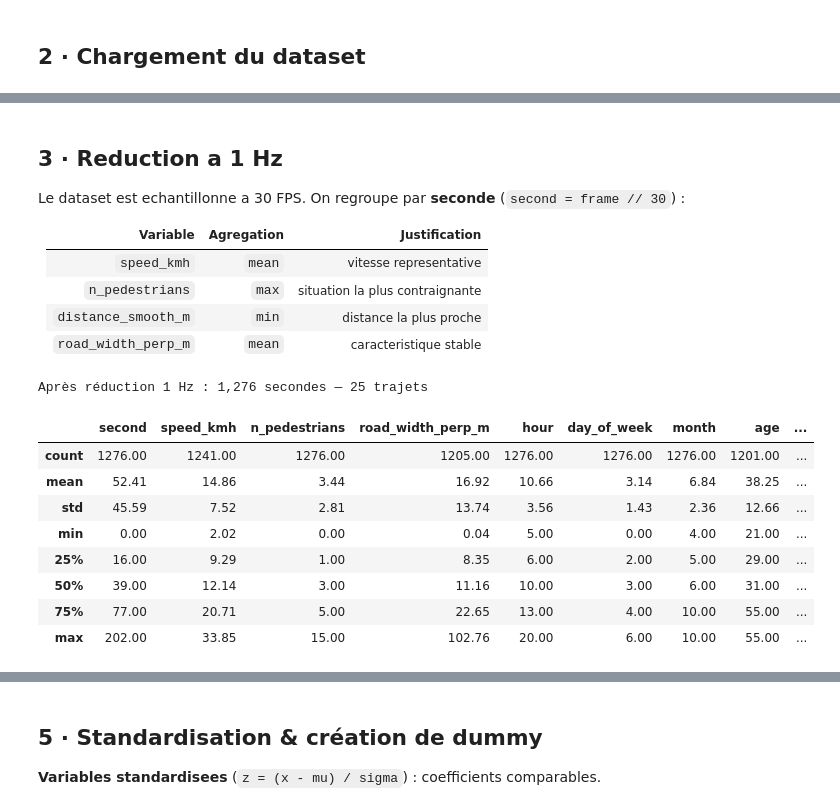
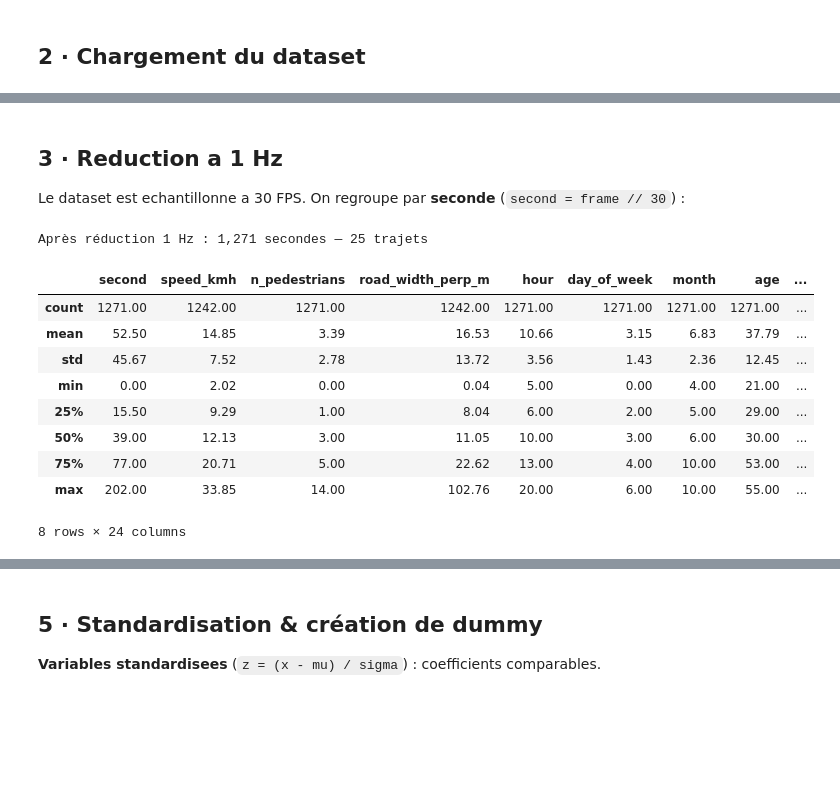
Before and after one commit to martin1207/newmob_modeling, a Jupyter notebook: escooter_biogeme_logit.ipynb, the cells around one changed output, grey strips where cells are left out. Saved outputs shown, nothing was run; the diff lists cells and outputs as text; code cells hidden in the pictures; blank space fills up the shorter version.

```diff
--- a/escooter_biogeme_logit.ipynb
+++ b/escooter_biogeme_logit.ipynb
@@ -90,13 +58,6 @@ Valeurs manquantes :
 ## 3 · Reduction a 1 Hz
 
 Le dataset est echantillonne a 30 FPS. On regroupe par **seconde** (`second = frame // 30`) :
-
-| Variable | Agregation | Justification |
-|----------|-----------|---------------|
-| `speed_kmh` | `mean` | vitesse representative |
-| `n_pedestrians` | `max` | situation la plus contraignante |
-| `distance_smooth_m` | `min` | distance la plus proche |
-| `road_width_perp_m` | `mean` | caracteristique stable |
 # %%
 df_raw['second'] = df_raw['frame'] // FPS
 
@@ -105,43 +66,56 @@ df_1hz = (
     .groupby(['source', 'second'])
     .agg(
         speed_kmh         = ('speed_kmh',          'mean'),
+        rider_id          = ('rider_id',           'first'),
         n_pedestrians     = ('n_pedestrians',       'max'),
        # distance_smooth_m = ('distance_smooth_m',   'min'),
         road_width_perp_m = ('road_width_perp_m',   'mean'),
         # ── Variables temporelles (constantes par trajet → first) ──────────
         hour              = ('hour',                'first'),
         day_of_week       = ('day_of_week',         'first'),
         day_name          = ('day_name',            'first'),
         is_weekend        = ('is_weekend',          'first'),
         time_of_day       = ('time_of_day',         'first'),
         month             = ('month',               'first'),
         season            = ('season',              'first'),
         genre             = ('genre',               'first'),
         age               = ('age',                 'first'),
         experience        = ('experience',          'first'),
         distance_km      = ('distance_km',        'first'),
         prop_vru_pedestrian = ('prop_vru_pedestrian', 'first'),
         prop_vru_cyclist   = ('prop_vru_cyclist',   'first'),
         prop_interaction_same_direction = ('prop_interaction_same_direction', 'max'),
         prop_interaction_opposite_direction = ('prop_interaction_opposite_direction', 'max'),
         prop_interaction_crossing = ('prop_interaction_crossing', 'max'),
         prop_interaction_stationary = ('prop_interaction_stationary', 'max'),
+        start_crossing = ('start_crossing', 'first'),
+        n_elderly = ('n_elderly', 'max'),
+        n_children = ('n_children', 'max'),
+        n_running = ('n_running', 'max'),
+        n_crossing = ('n_crossing', 'max'),
+        n_pedestrians_crossing = ('n_pedestrians_crossing', 'max'),
+        n_pedestrians_opposite = ('n_pedestrians_opposite', 'max'),
+        n_cyclists_crossing = ('n_cyclists_crossing', 'max'),
+
     )
     .reset_index()
     .sort_values(['source', 'second'])
     .reset_index(drop=True)
 )
 
+df_1hz['speed_kmh_t1'] = df_1hz.groupby('source')['speed_kmh'].shift(-1)
+
 print(f'Après réduction 1 Hz : {len(df_1hz):,} secondes — {df_1hz["source"].nunique()} trajets')
 display(df_1hz.describe().round(2))
 # %% [output]
-Après réduction 1 Hz : 1,276 secondes — 25 trajets
+Après réduction 1 Hz : 1,271 secondes — 25 trajets
 |  | second | speed_kmh | n_pedestrians | road_width_perp_m | hour | day_of_week | month | age | ... |
-| count | 1276.00 | 1241.00 | 1276.00 | 1205.00 | 1276.00 | 1276.00 | 1276.00 | 1201.00 | ... |
-| mean | 52.41 | 14.86 | 3.44 | 16.92 | 10.66 | 3.14 | 6.84 | 38.25 | ... |
-| std | 45.59 | 7.52 | 2.81 | 13.74 | 3.56 | 1.43 | 2.36 | 12.66 | ... |
+| count | 1271.00 | 1242.00 | 1271.00 | 1242.00 | 1271.00 | 1271.00 | 1271.00 | 1271.00 | ... |
+| mean | 52.50 | 14.85 | 3.39 | 16.53 | 10.66 | 3.15 | 6.83 | 37.79 | ... |
+| std | 45.67 | 7.52 | 2.78 | 13.72 | 3.56 | 1.43 | 2.36 | 12.45 | ... |
 | min | 0.00 | 2.02 | 0.00 | 0.04 | 5.00 | 0.00 | 4.00 | 21.00 | ... |
-| 25% | 16.00 | 9.29 | 1.00 | 8.35 | 6.00 | 2.00 | 5.00 | 29.00 | ... |
-| 50% | 39.00 | 12.14 | 3.00 | 11.16 | 10.00 | 3.00 | 6.00 | 31.00 | ... |
-| 75% | 77.00 | 20.71 | 5.00 | 22.65 | 13.00 | 4.00 | 10.00 | 55.00 | ... |
-| max | 202.00 | 33.85 | 15.00 | 102.76 | 20.00 | 6.00 | 10.00 | 55.00 | ... |
+| 25% | 15.50 | 9.29 | 1.00 | 8.04 | 6.00 | 2.00 | 5.00 | 29.00 | ... |
+| 50% | 39.00 | 12.13 | 3.00 | 11.05 | 10.00 | 3.00 | 6.00 | 30.00 | ... |
+| 75% | 77.00 | 20.71 | 5.00 | 22.62 | 13.00 | 4.00 | 10.00 | 53.00 | ... |
+| max | 202.00 | 33.85 | 14.00 | 102.76 | 20.00 | 6.00 | 10.00 | 55.00 | ... |
+8 rows × 24 columns
```
Also changed, not shown: parts of 40 cells of this notebook, 2 other files.
